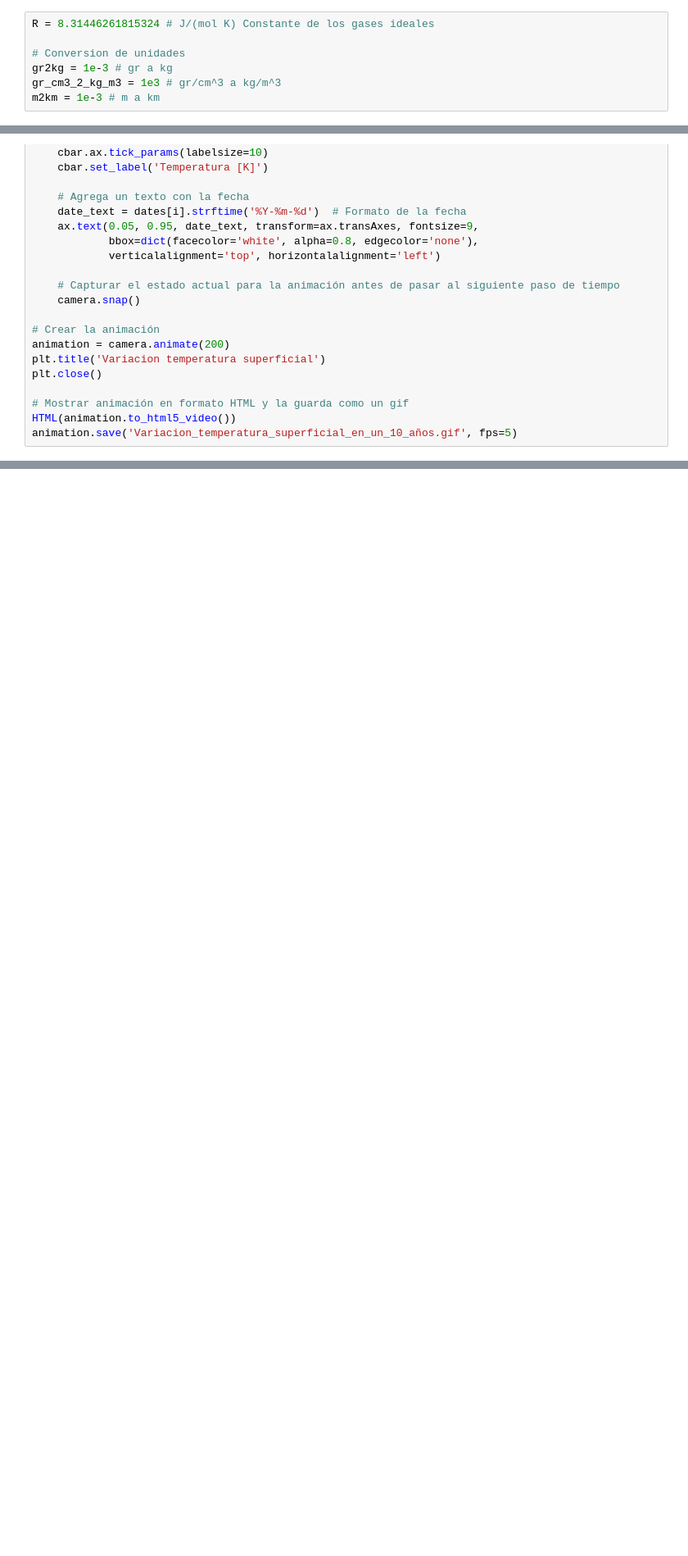
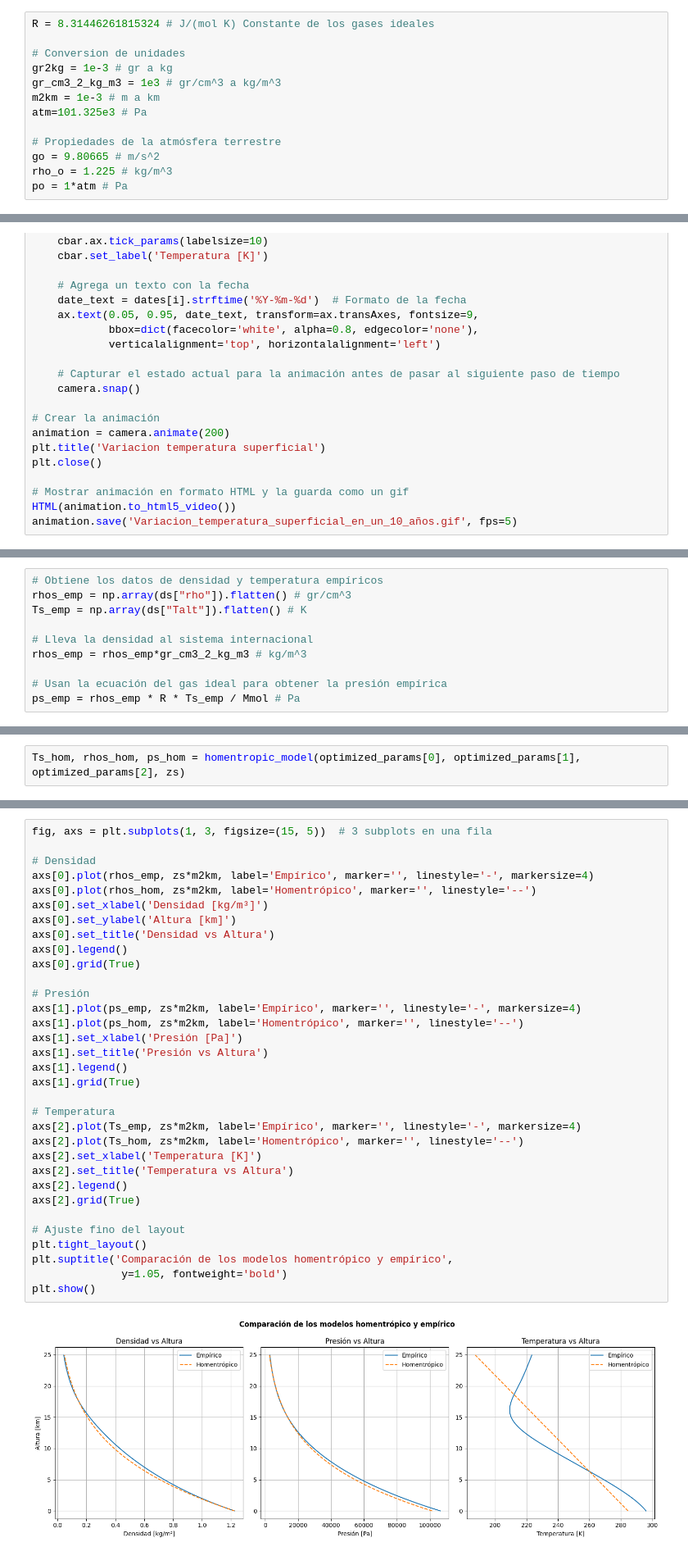
Before and after one commit to andromedalactea/Continuus_Mechanics, a Jupyter notebook: Homeworks/MCON_Tarea2_AtmósferaEmpírica.ipynb, the cells around one changed output, grey strips where cells are left out. Shown at 82% size. Drawn from its saved outputs; the diff is of its cells as text; blank space fills up the shorter version.

```diff
--- a/Homeworks/MCON_Tarea2_AtmósferaEmpírica.ipynb
+++ b/Homeworks/MCON_Tarea2_AtmósferaEmpírica.ipynb
@@ -123,6 +124,12 @@ R = 8.31446261815324 # J/(mol K) Constante de los gases ideales
 gr2kg = 1e-3 # gr a kg
 gr_cm3_2_kg_m3 = 1e3 # gr/cm^3 a kg/m^3
 m2km = 1e-3 # m a km
+atm=101.325e3 # Pa
+
+# Propiedades de la atmósfera terrestre
+go = 9.80665 # m/s^2
+rho_o = 1.225 # kg/m^3
+po = 1*atm # Pa
 # %% [markdown]
 1. Obtener los datos de la atmósfera desde la superficie hasta 100 km en una ubicación, fecha y hora específica cada 50 metros.  Para ello puede usar el día y lugar de nacimiento. Asuma para la hora de nacimiento las 12 m (medio día). Para la ubicación use la ciudad del mundo que siempre ha soñado visitar o que más ha disfrutado visitar.
 # %%
@@ -525,0 +567,10 @@ animation.save('Variacion_temperatura_superficial_en_un_10_años.gif', fps=5)
+# %%
+# Obtiene los datos de densidad y temperatura empíricos
+rhos_emp = np.array(ds["rho"]).flatten() # gr/cm^3
+Ts_emp = np.array(ds["Talt"]).flatten() # K
+
+# Lleva la densidad al sistema internacional
+rhos_emp = rhos_emp*gr_cm3_2_kg_m3 # kg/m^3
+
+# Usan la ecuación del gas ideal para obtener la presión empírica
+ps_emp = rhos_emp * R * Ts_emp / Mmol # Pa
@@ -525,0 +658,2 @@ animation.save('Variacion_temperatura_superficial_en_un_10_años.gif', fps=5)
+# %%
+Ts_hom, rhos_hom, ps_hom = homentropic_model(optimized_params[0], optimized_params[1], optimized_params[2], zs)
@@ -525,0 +662,35 @@ animation.save('Variacion_temperatura_superficial_en_un_10_años.gif', fps=5)
+# %%
+fig, axs = plt.subplots(1, 3, figsize=(15, 5))  # 3 subplots en una fila
+
+# Densidad
+axs[0].plot(rhos_emp, zs*m2km, label='Empírico', marker='', linestyle='-', markersize=4)
+axs[0].plot(rhos_hom, zs*m2km, label='Homentrópico', marker='', linestyle='--')
+axs[0].set_xlabel('Densidad [kg/m³]')
+axs[0].set_ylabel('Altura [km]')
+axs[0].set_title('Densidad vs Altura')
+axs[0].legend()
+axs[0].grid(True)
+
+# Presión
+axs[1].plot(ps_emp, zs*m2km, label='Empírico', marker='', linestyle='-', markersize=4)
+axs[1].plot(ps_hom, zs*m2km, label='Homentrópico', marker='', linestyle='--')
+axs[1].set_xlabel('Presión [Pa]')
+axs[1].set_title('Presión vs Altura')
+axs[1].legend()
+axs[1].grid(True)
+
+# Temperatura
+axs[2].plot(Ts_emp, zs*m2km, label='Empírico', marker='', linestyle='-', markersize=4)
+axs[2].plot(Ts_hom, zs*m2km, label='Homentrópico', marker='', linestyle='--')
+axs[2].set_xlabel('Temperatura [K]')
+axs[2].set_title('Temperatura vs Altura')
+axs[2].legend()
+axs[2].grid(True)
+
+# Ajuste fino del layout
+plt.tight_layout()
+plt.suptitle('Comparación de los modelos homentrópico y empírico',
+              y=1.05, fontweight='bold')
+plt.show()
+# %% [output]
+[figure, added]
```
Also changed, not shown: parts of 21 cells of this notebook.
